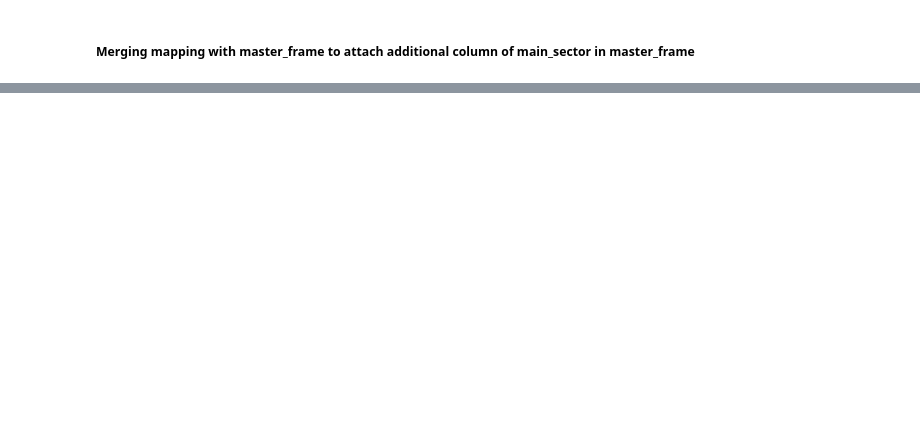
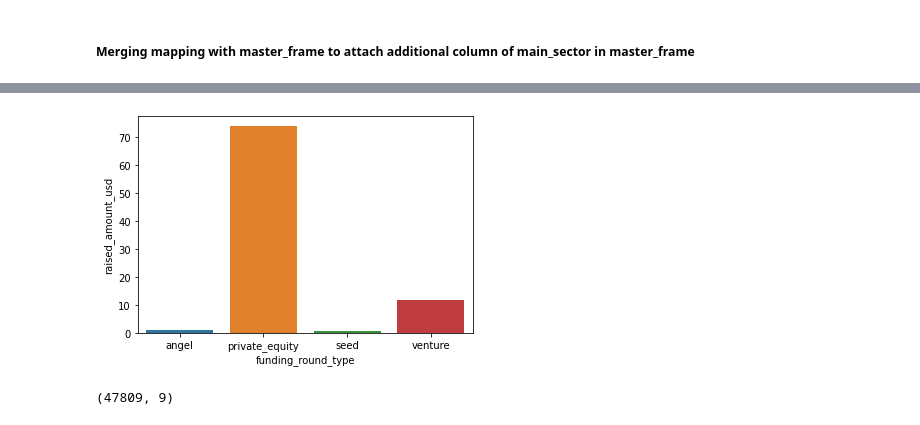
Before and after one commit to khairnardevashish/Investment-Analysis-Spark-Funds-, a Jupyter notebook: Investment_Analysis.ipynb, the cells around one changed output, grey strips where cells are left out. Saved outputs shown, nothing was run; the diff lists cells and outputs as text; code cells hidden in the pictures; blank space fills up the shorter version.

```diff
--- a/Investment_Analysis.ipynb
+++ b/Investment_Analysis.ipynb
@@ -428,0 +451,4 @@ dtype: object
+# %%
+#Removing unwanted columns
+master_frame = master_frame.drop(['funding_round_permalink', 'funding_round_code', 'city','funded_at', 'homepage_url', 'state_code', 'region', 'founded_at'], axis = 1)
+master_frame.head()
@@ -428,0 +674,15 @@ dtype: object
+# %%
+df_plt1 = pd.pivot_table(data = master_frame, values='raised_amount_usd', index = 'funding_round_type', aggfunc=np.mean).reset_index()
+df_plt1.raised_amount_usd = round(df_plt1.raised_amount_usd/1000000,4)
+df_plt1 = df_plt1[df_plt1['funding_round_type'].isin(investment_type)]
+# %%
+
+sns.barplot(data = df_plt1, x='funding_round_type', y ='raised_amount_usd')
+plt.show()
+# %% [output]
+[figure, added]
+# %%
+venture_frame = master_frame[master_frame['funding_round_type'] == 'venture']
+venture_frame.shape
+# %% [output]
+(47809, 9)
```
Also changed, not shown: parts of 46 cells of this notebook.
